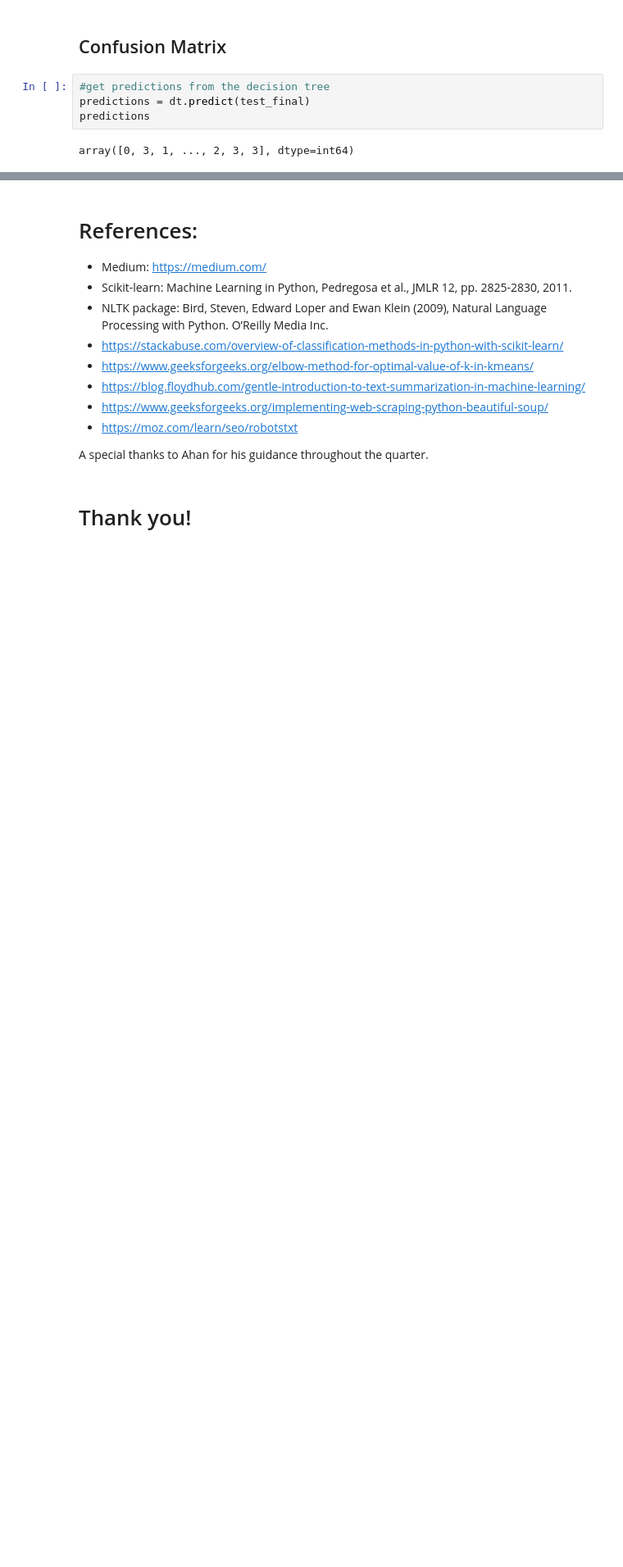
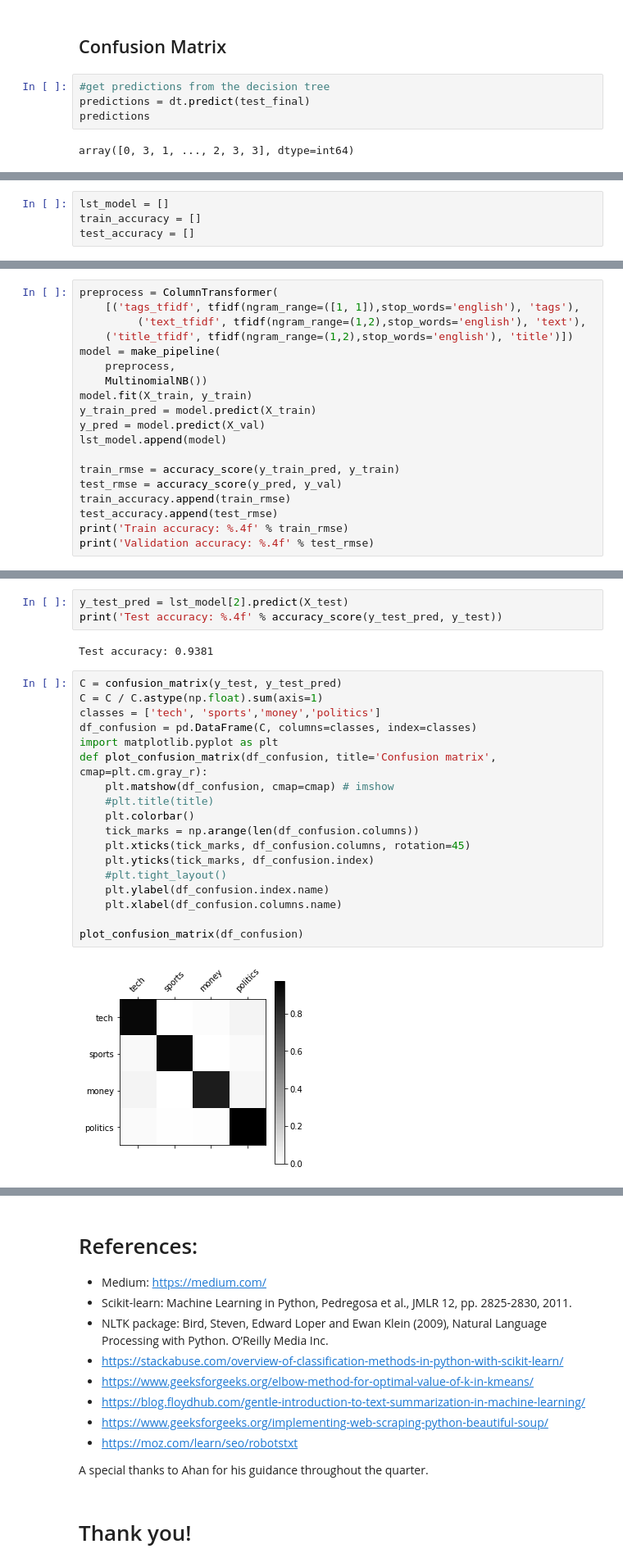
Before and after one commit to Jesse-mk/Medium_Analytics, a Jupyter notebook: Final Presentation Notebook.ipynb, the cells around one changed output, grey strips where cells are left out. Shown at 82% size. Cells and saved outputs as stored; diff of their text form; blank space fills up the shorter version.

```diff
--- a/Final Presentation Notebook.ipynb
+++ b/Final Presentation Notebook.ipynb
@@ -793,0 +963,4 @@ plt.title("Confusion Matrix Decision Tree");
+# %%
+lst_model = []
+train_accuracy = []
+test_accuracy = []
@@ -793,0 +1039,19 @@ plt.title("Confusion Matrix Decision Tree");
+# %%
+preprocess = ColumnTransformer(
+    [('tags_tfidf', tfidf(ngram_range=([1, 1]),stop_words='english'), 'tags'),
+         ('text_tfidf', tfidf(ngram_range=(1,2),stop_words='english'), 'text'),
+    ('title_tfidf', tfidf(ngram_range=(1,2),stop_words='english'), 'title')])
+model = make_pipeline(
+    preprocess,
+    MultinomialNB())
+model.fit(X_train, y_train)
+y_train_pred = model.predict(X_train)
+y_pred = model.predict(X_val)
+lst_model.append(model)
+
+train_rmse = accuracy_score(y_train_pred, y_train)
+test_rmse = accuracy_score(y_pred, y_val)
+train_accuracy.append(train_rmse)
+test_accuracy.append(test_rmse)
+print('Train accuracy: %.4f' % train_rmse)
+print('Validation accuracy: %.4f' % test_rmse)
@@ -794,3 +1090,28 @@ plt.title("Confusion Matrix Decision Tree");
+# %%
+y_test_pred = lst_model[2].predict(X_test)
+print('Test accuracy: %.4f' % accuracy_score(y_test_pred, y_test))
+# %% [output]
+Test accuracy: 0.9381
+# %%
+C = confusion_matrix(y_test, y_test_pred)
+C = C / C.astype(np.float).sum(axis=1)
+classes = ['tech', 'sports','money','politics']
+df_confusion = pd.DataFrame(C, columns=classes, index=classes)
+import matplotlib.pyplot as plt
+def plot_confusion_matrix(df_confusion, title='Confusion matrix', cmap=plt.cm.gray_r):
+    plt.matshow(df_confusion, cmap=cmap) # imshow
+    #plt.title(title)
+    plt.colorbar()
+    tick_marks = np.arange(len(df_confusion.columns))
+    plt.xticks(tick_marks, df_confusion.columns, rotation=45)
+    plt.yticks(tick_marks, df_confusion.index)
+    #plt.tight_layout()
+    plt.ylabel(df_confusion.index.name)
+    plt.xlabel(df_confusion.columns.name)
+
+plot_confusion_matrix(df_confusion)
+# %% [output]
+[figure, added]
 # %% [markdown]
 # What Did We Learn?
 <img src = 'think.png' Think>
```
Also changed, not shown: parts of 62 cells of this notebook.
